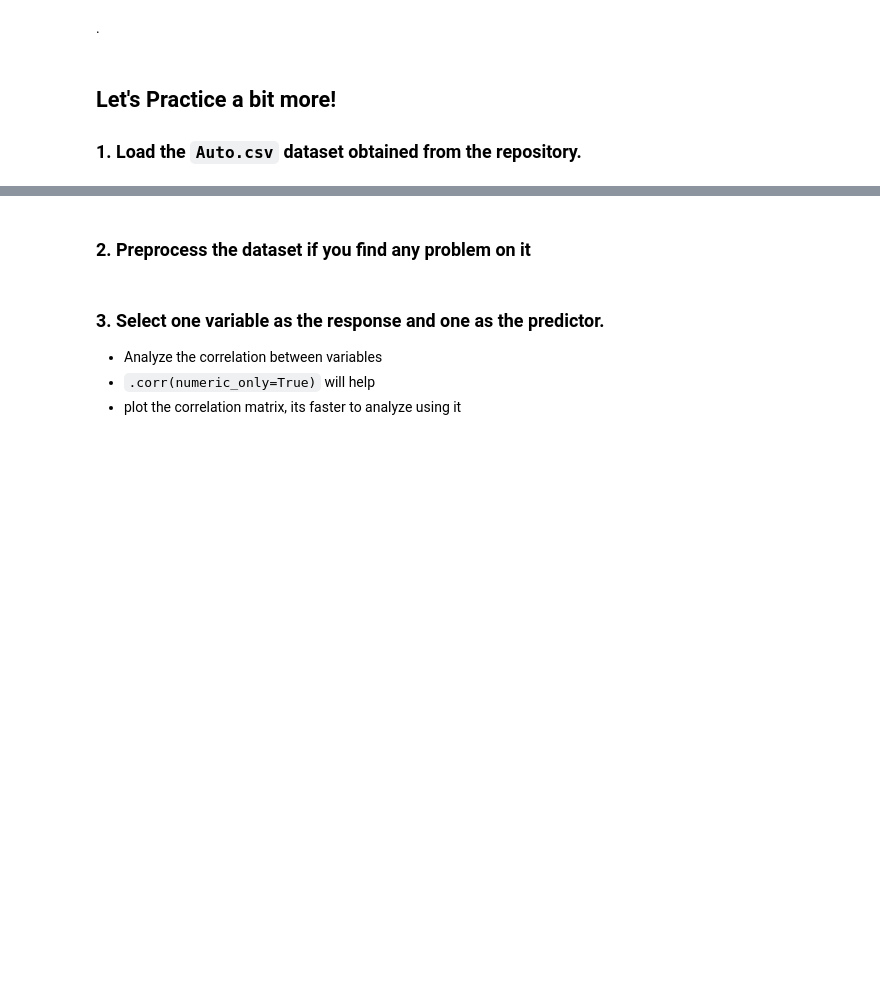
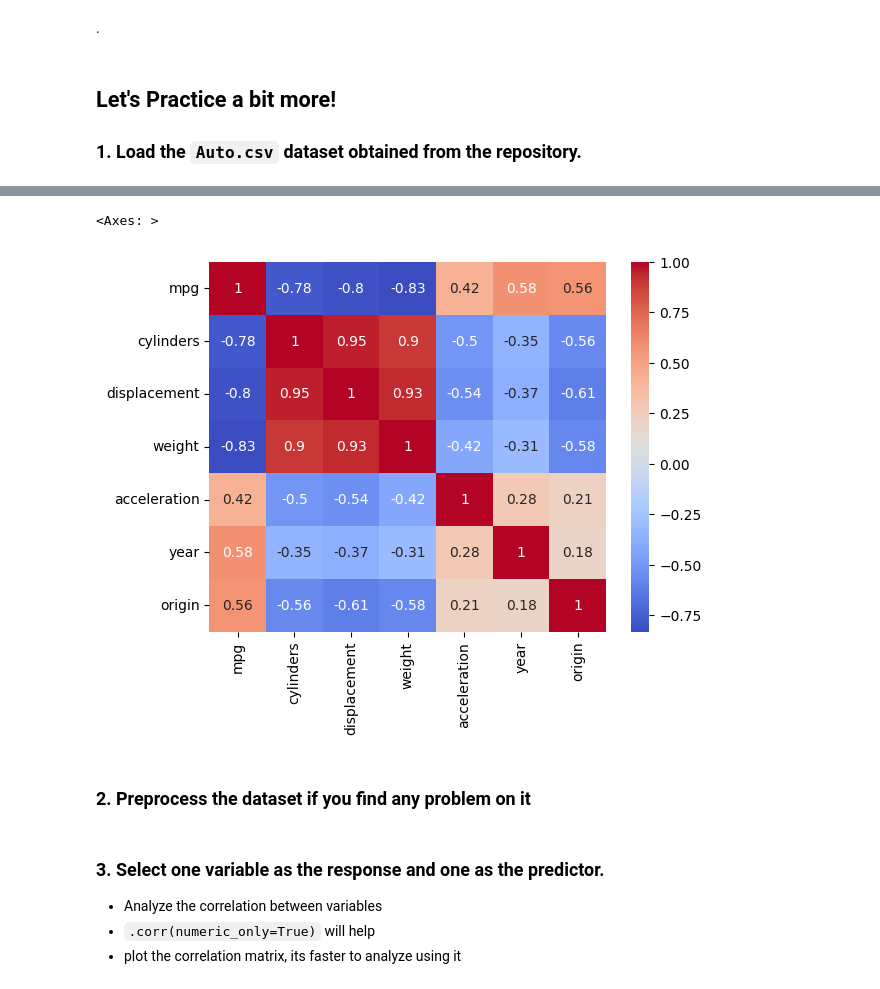
Before and after one commit to fabiojorge10/Data-Science, a Jupyter notebook: Week_10/ds-pr-week-10-student.ipynb, the cells around one changed output, grey strips where cells are left out. Drawn from its saved outputs; the diff is of its cells as text; code cells hidden in the pictures; blank space fills up the shorter version.

```diff
--- a/Week_10/ds-pr-week-10-student.ipynb
+++ b/Week_10/ds-pr-week-10-student.ipynb
@@ -472,0 +578,5 @@ Auto.head()
+# %%
+sns.heatmap(Auto.corr(numeric_only=True), annot=True, cmap='coolwarm')
+# %% [output]
+<Axes: >
+[figure, added]
```
Also changed, not shown: parts of 20 cells of this notebook.
